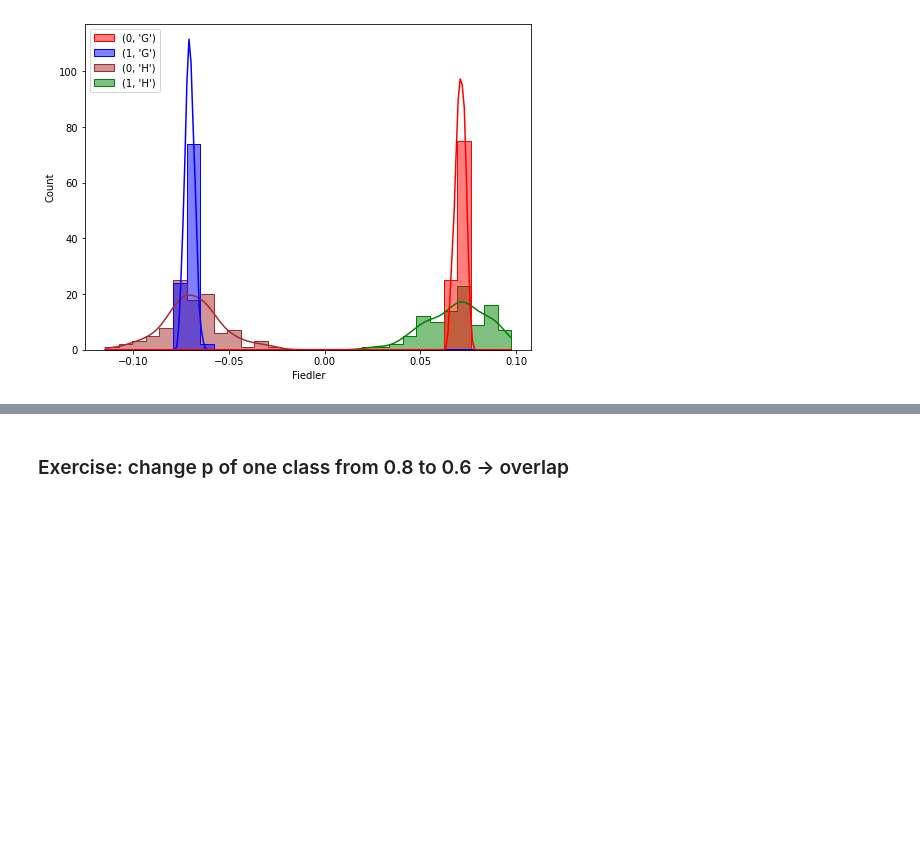
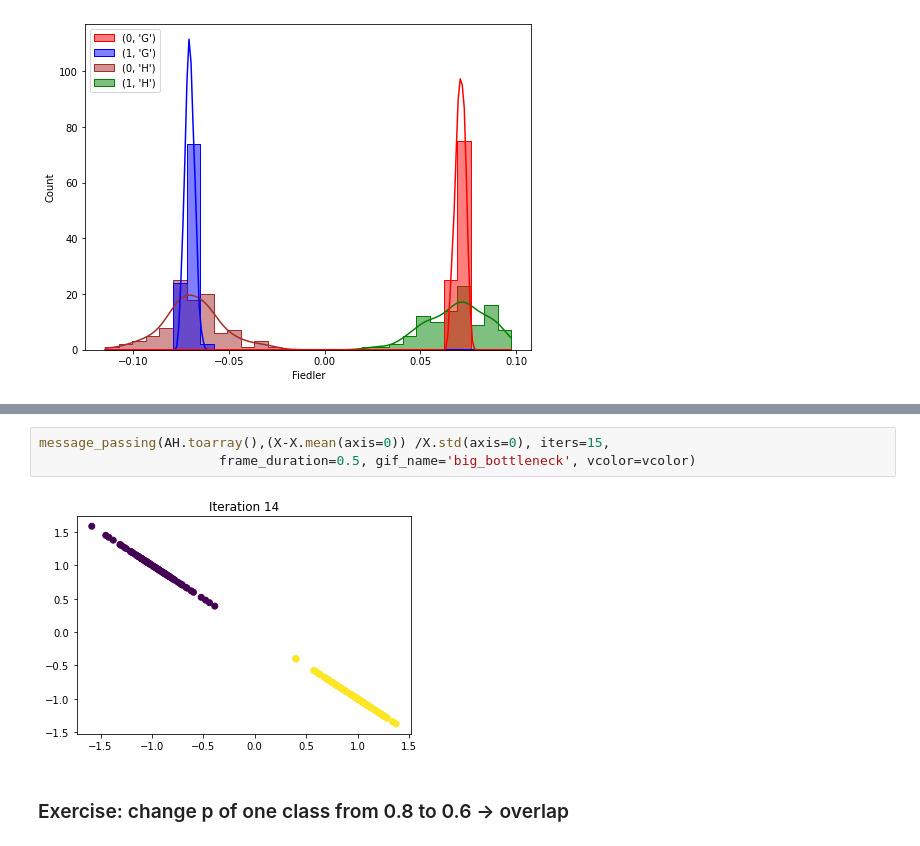
Before and after one commit to ellisalicante/GraphRewiring-Tutorial, a Jupyter notebook: 2-Lovasz-Bound-and-CT.ipynb, the cells around one changed output, grey strips where cells are left out. Cells and saved outputs as stored; diff of their text form; blank space fills up the shorter version.

```diff
--- a/2-Lovasz-Bound-and-CT.ipynb
+++ b/2-Lovasz-Bound-and-CT.ipynb
@@ -135,3 +183,8 @@ plt.show()
+# %%
+message_passing(AH.toarray(),(X-X.mean(axis=0)) /X.std(axis=0), iters=15,
+                       frame_duration=0.5, gif_name='big_bottleneck', vcolor=vcolor)
+# %% [output]
+[figure, added]
 # %% [markdown]
 ### Exercise: change p of one class from 0.8 to 0.6 -> overlap
 # %%
```
Also changed, not shown: parts of 14 cells of this notebook, 1 other file.
